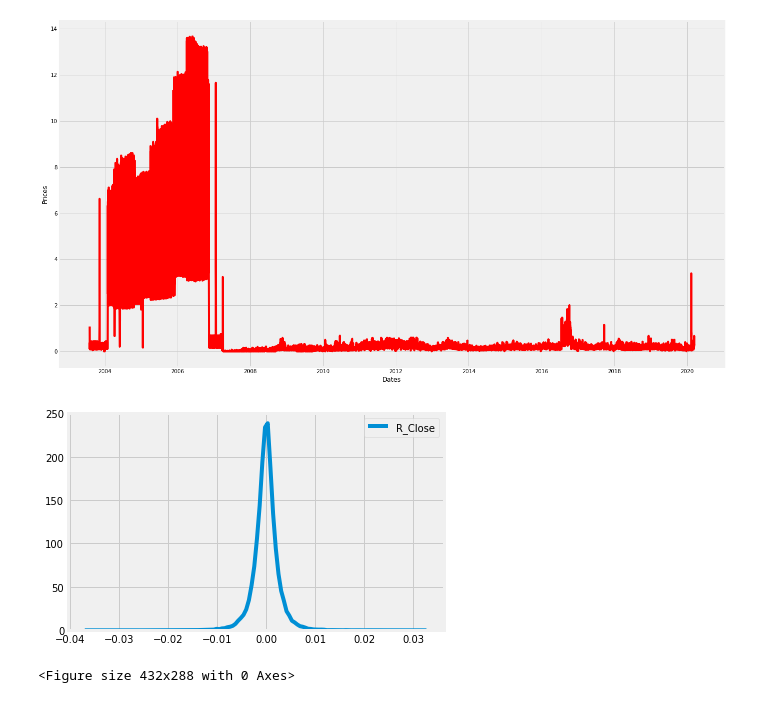
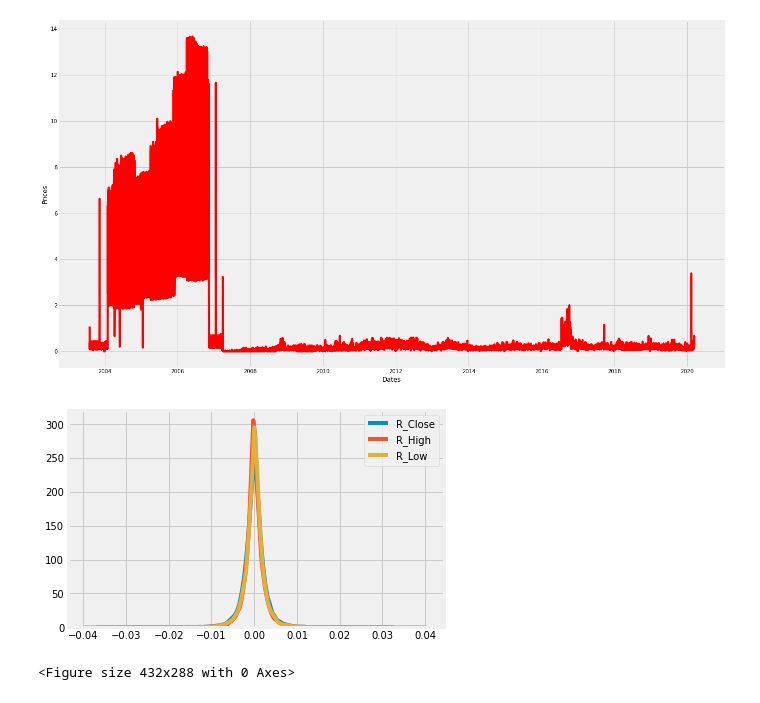
Before and after one commit to ShreyaVerma7/Algo, a Jupyter notebook: StockPrediction.ipynb, the cells around one changed output. Drawn from its saved outputs; the diff is of its cells as text; code cells hidden in the pictures.

```diff
--- a/StockPrediction.ipynb
+++ b/StockPrediction.ipynb
@@ -43,3 +31,0 @@ df_aud['Volatility'] = np.log(df_aud['Volatility'])
-# %%
-df_aud['Adj_Volume'] = df_aud['Volume ']/(np.average(df_aud[:-10]['Volume ']))
-#df_aud.head()
@@ -64,8 +31,0 @@ df_aud.head()
-# %%
-df_aud['H-L'] = df_aud['High'].shift(1) - df_aud['Low'].shift(1)
-df_aud['O-L'] = df_aud['Open'].shift(1) - df_aud['Low'].shift(1)
-df_aud['C-L'] = df_aud['Close'].shift(1) - df_aud['Low'].shift(1)
-df_aud['H-O'] = df_aud['High'].shift(1) - df_aud['Open'].shift(1)
-df_aud['H-C'] = df_aud['High'].shift(1) - df_aud['Close'].shift(1)
-df_aud['O-C'] = df_aud['Open'].shift(1) - df_aud['Close'].shift(1)
-df_aud.head()
@@ -114,0 +32,20 @@ df_aud.dropna(inplace = True)
+# %%
+df_aud['Volatility'] = df_aud['High']/df_aud['Low']
+df_aud['Volatility'] = np.log(df_aud['Volatility'])
+df_aud['Adj_Volume'] = df_aud['Volume ']/(df_aud['Volume '].rolling(10).mean())
+df_aud['R_Close'] = df_aud['Close'] - df_aud['Close'].shift(1)
+df_aud['R_Open'] = df_aud['Open'] - df_aud['Open'].shift(1)
+df_aud['R_High'] = df_aud['High'] - df_aud['High'].shift(1)
+df_aud['R_Low'] = df_aud['Low'] - df_aud['Low'].shift(1)
+df_aud['H-L'] = df_aud['High'] - df_aud['Low']
+df_aud['O-L'] = df_aud['Open'] - df_aud['Low']
+df_aud['C-L'] = df_aud['Close']- df_aud['Low']
+df_aud['H-O'] = df_aud['High'] - df_aud['Open']
+df_aud['H-C'] = df_aud['High'] - df_aud['Close']
+df_aud['O-C'] = df_aud['Open'] - df_aud['Close']
+df_aud['(C-O)/(H-L)'] = (-df_aud['O-C']) / df_aud['H-L']
+df_aud['(O-L)/(C)'] = df_aud['O-L'] / df_aud['Close']
+df_aud['(O-H)/(C)'] = df_aud['H-O'] / df_aud['Close']
+df_aud.dropna(inplace = True)
+df_aud = df_aud.drop('Volume ',axis=1)
+df_aud.head()
@@ -162,10 +116,12 @@ plt.plot(df_aud['Adj_Volume'],color='red')
 plt.show()
 # %% [output]
 [figure]
-# %%
-dist = sns.kdeplot(df_aud['R_Close'])
-# %% [output]
-[figure, removed]
+# %%
+dist1 = sns.kdeplot(df_aud['R_Close'])
+dist2 = sns.kdeplot(df_aud['R_High'])
+dist3 = sns.kdeplot(df_aud['R_Low'])
+# %% [output]
+[figure, added]
 # %%
 result = seasonal_decompose(df_aud['R_Close'], model='additive',freq = 132)
 fig = plt.figure()
```
Also changed, not shown: parts of 24 cells of this notebook.
